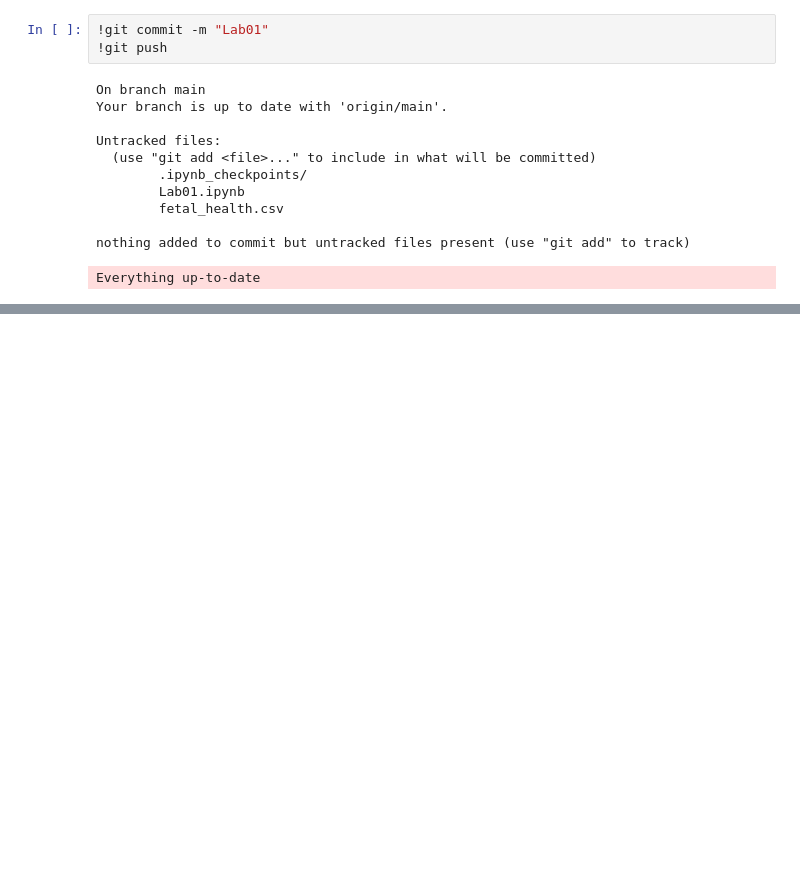
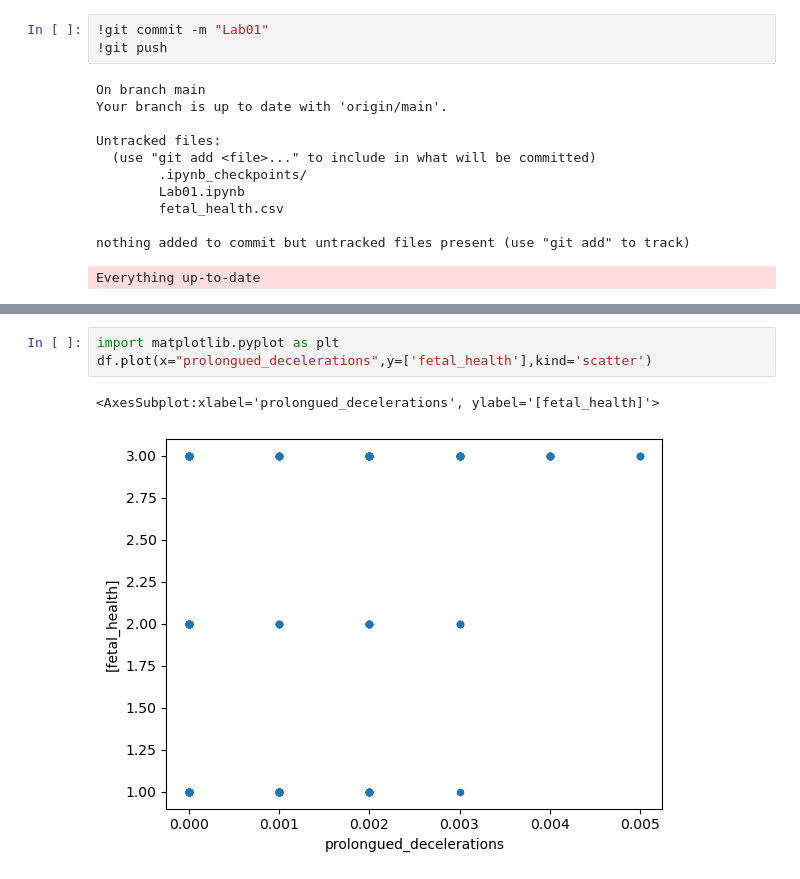
Before and after one commit to nomias/CIS4496, a Jupyter notebook: Lab01.ipynb, the cells around one changed output, grey strips where cells are left out. Drawn from its saved outputs; the diff is of its cells as text; blank space fills up the shorter version.

Commit message:
Plots and RandomForest

```diff
--- a/Lab01.ipynb
+++ b/Lab01.ipynb
@@ -131,0 +167,6 @@ Everything up-to-date
+# %%
+import matplotlib.pyplot as plt
+df.plot(x="prolongued_decelerations",y=['fetal_health'],kind='scatter')
+# %% [output]
+<AxesSubplot:xlabel='prolongued_decelerations', ylabel='[fetal_health]'>
+[figure, added]
```
Also changed, not shown: parts of 9 cells of this notebook.
